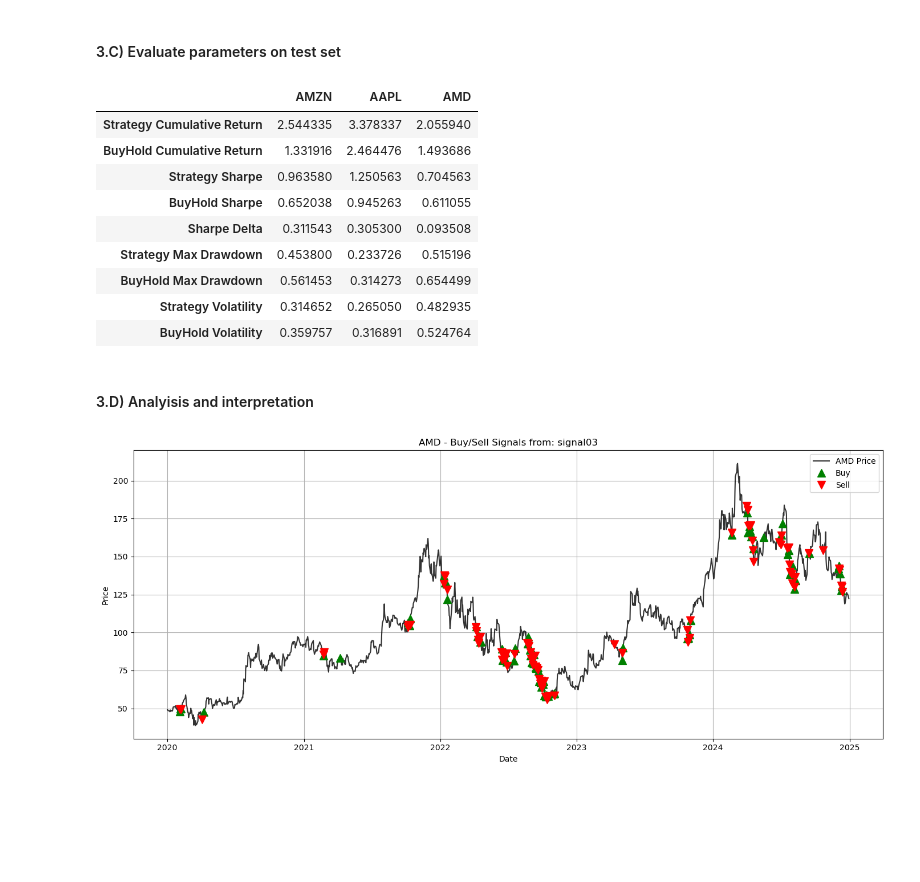
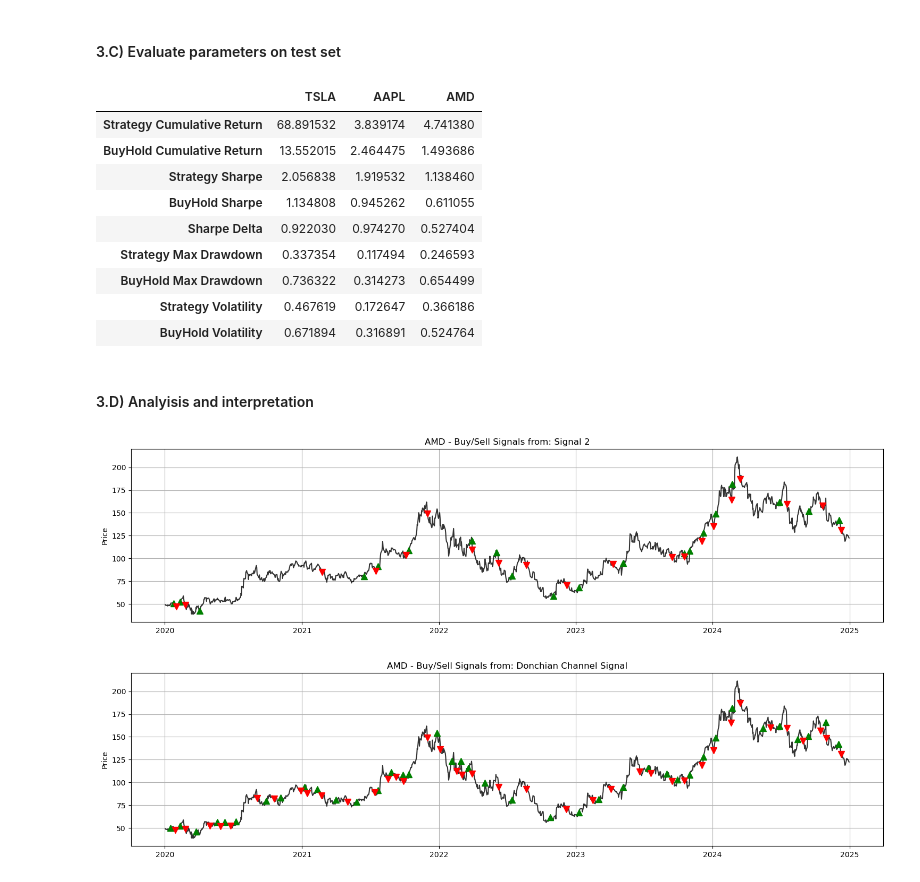
Before and after one commit to aaronsennhenn/computationalfinance, a Jupyter notebook: research_notebook.ipynb, the cells around one changed output. Drawn from its saved outputs; the diff is of its cells as text; code cells hidden in the pictures; blank space fills up the shorter version.

```diff
--- a/research_notebook.ipynb
+++ b/research_notebook.ipynb
@@ -241,23 +251,23 @@ def signal03(prices, adx_window_length, adx_threshhold, donchian_window_length):
     signals['signal'] = 0.0
 
     adx = compute_adx(prices, adx_window_length)
-    donchian_sig, _ = donchian_signals(prices, donchian_window_length)
-    donchian_sig = np.asarray(donchian_sig)
+    donchian_sig = donchian_signals(prices, donchian_window_length)
+    donchian_sig_array = np.asarray(donchian_sig['signal'])
 
-    #Custom tradig logic since adx only detects trends but not in which direction -> combine_two_subsignals() function doesn't work
     position = np.zeros(len(prices), dtype=float)
     holding = 0
     for i in range(len(prices)):
         if np.isnan(adx[i]):
             continue
-        if holding == 0 and donchian_sig[i] == 1 and adx[i] > adx_threshhold:
+        if holding == 0 and donchian_sig_array[i] == 1 and adx[i] > adx_threshhold:
             holding = 1
-        elif holding == 1 and donchian_sig[i] == 0 and adx[i] > adx_threshhold:
+        elif holding == 1 and donchian_sig_array[i] == 0 and adx[i] > adx_threshhold:
             holding = 0
         position[i] = holding
 
     signals['signal'] = position
     signals['position_change'] = signals['signal'].diff().fillna(0)
+    signals['donchian_position_change'] = donchian_sig['position_change']
     signals.iloc[0, signals.columns.get_loc('position_change')] = 0
 
     return signals
@@ -266,7 +276,7 @@ def signal03(prices, adx_window_length, adx_threshhold, donchian_window_length):
 # %%
 param_grid = {
     'adx_window_length': [8, 10, 12, 14, 16, 18, 20],
-    'adx_threshhold': [20, 22, 25, 26, 28, 30]
+    'adx_threshhold': [20, 22, 25, 26, 28, 30],
     'donchian_window_length': [8, 10, 12, 14, 16, 18, 20],
 
 }
@@ -319,22 +329,23 @@ for ticker in tickers:
     'BuyHold Volatility': results['BuyHold Volatility']}
 
 df_test_results = pd.DataFrame.from_dict(test_results)
+df_test_results
+# %% [output]
+|  | TSLA | AAPL | AMD |
+| Strategy Cumulative Return | 68.891532 | 3.839174 | 4.741380 |
+| BuyHold Cumulative Return | 13.552015 | 2.464475 | 1.493686 |
+| Strategy Sharpe | 2.056838 | 1.919532 | 1.138460 |
+| BuyHold Sharpe | 1.134808 | 0.945262 | 0.611055 |
+| Sharpe Delta | 0.922030 | 0.974270 | 0.527404 |
+| Strategy Max Drawdown | 0.337354 | 0.117494 | 0.246593 |
+| BuyHold Max Drawdown | 0.736322 | 0.314273 | 0.654499 |
+| Strategy Volatility | 0.467619 | 0.172647 | 0.366186 |
+| BuyHold Volatility | 0.671894 | 0.316891 | 0.524764 |
-# %%
-df_test_results
-# %% [output]
-|  | AMZN | AAPL | AMD |
-| Strategy Cumulative Return | 2.544335 | 3.378337 | 2.055940 |
-| BuyHold Cumulative Return | 1.331916 | 2.464476 | 1.493686 |
-| Strategy Sharpe | 0.963580 | 1.250563 | 0.704563 |
-| BuyHold Sharpe | 0.652038 | 0.945263 | 0.611055 |
-| Sharpe Delta | 0.311543 | 0.305300 | 0.093508 |
-| Strategy Max Drawdown | 0.453800 | 0.233726 | 0.515196 |
-| BuyHold Max Drawdown | 0.561453 | 0.314273 | 0.654499 |
-| Strategy Volatility | 0.314652 | 0.265050 | 0.482935 |
-| BuyHold Volatility | 0.359757 | 0.316891 | 0.524764 |
 # %% [markdown]
 #### 3.D) Analyisis and interpretation
-# %%
-plot_buy_and_sell_signals(signal03, test_df_prices, 'AMD', all_best_params['AMD'])
-# %% [output]
-[figure, removed]
+# %%
+plot_buy_and_sell_signals(signal['position_change'], test_df_prices, 'AMD', 'Signal 2')
+plot_buy_and_sell_signals(signal['donchian_position_change'], test_df_prices, 'AMD', 'Donchian Channel Signal')
+# %% [output]
+[figure, added]
+[figure, added]
```
Also changed, not shown: parts of 12 cells of this notebook, 2 other files.
